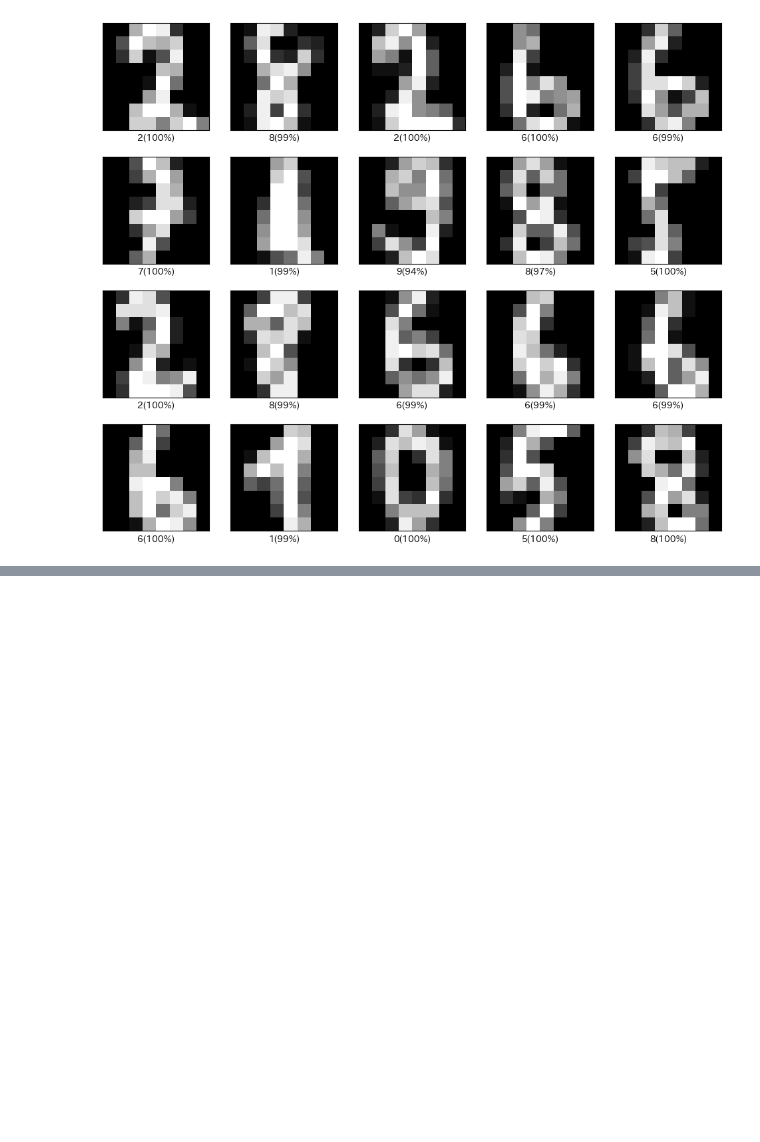
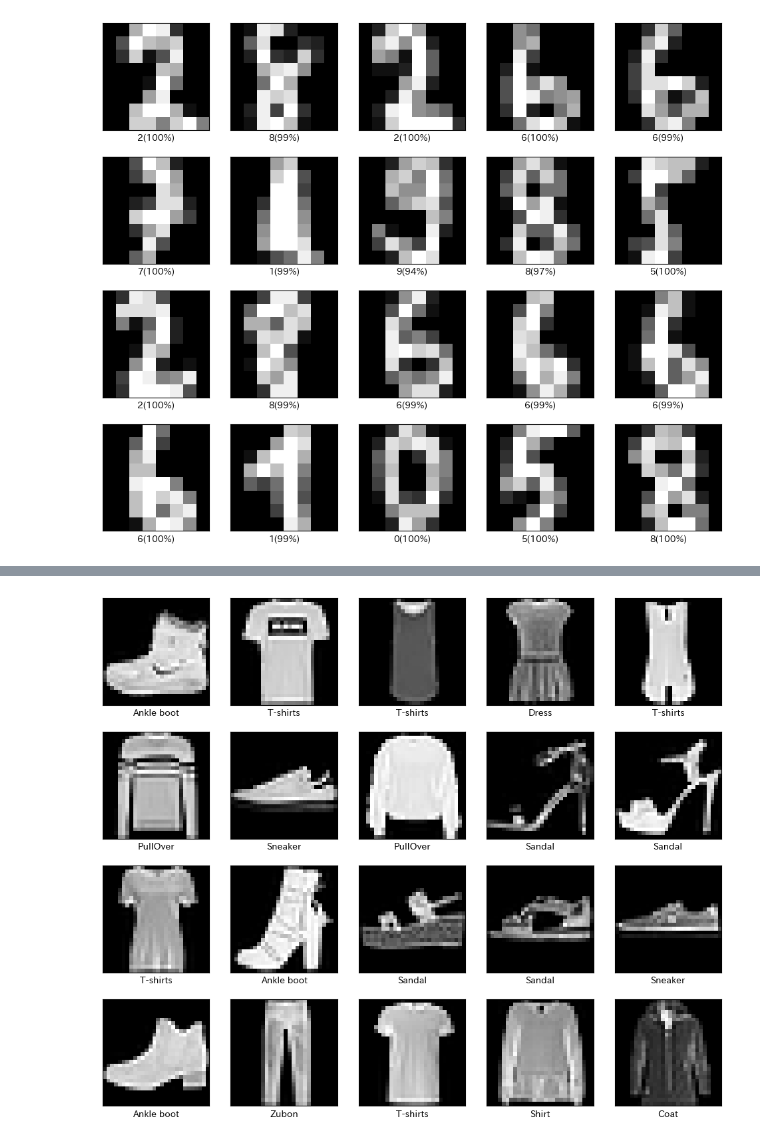
Before and after one commit to naorex/Python3rdGrade_Deep_Learning_Beginner, a Jupyter notebook: Chapter04_NNで学習.ipynb, the cells around one changed output, grey strips where cells are left out. Saved outputs shown, nothing was run; the diff lists cells and outputs as text; code cells hidden in the pictures; blank space fills up the shorter version.

```diff
--- a/Chapter04_NNで学習.ipynb
+++ b/Chapter04_NNで学習.ipynb
@@ -614,0 +642,6 @@ plt.show()
+# %%
+from keras.datasets import fashion_mnist
+(x_train, y_train), (x_test, y_test) = fashion_mnist.load_data()
+x_train, x_test = x_train / 255.0, x_test / 255.0
+print("学習データ", x_train.shape)
+print("検証データ", x_test.shape)
@@ -614,0 +659,15 @@ plt.show()
+# %%
+class_name = ["T-shirts","Zubon","PullOver","Dress","Coat","Sandal","Shirt","Sneaker","Bag","Ankle boot"]
+def disp_data(xdata, ydata):
+    plt.figure(figsize=(12,10))
+    for i in range(20):
+        plt.subplot(4,5,i+1)
+        plt.xticks([])
+        plt.yticks([])
+        plt.imshow(xdata[i], cmap="gray")
+        plt.xlabel(class_name[y_train[i]])
+    plt.show()
+
+disp_data(x_train, y_train)
+# %% [output]
+[figure, added]
```
Also changed, not shown: parts of 7 cells of this notebook.
